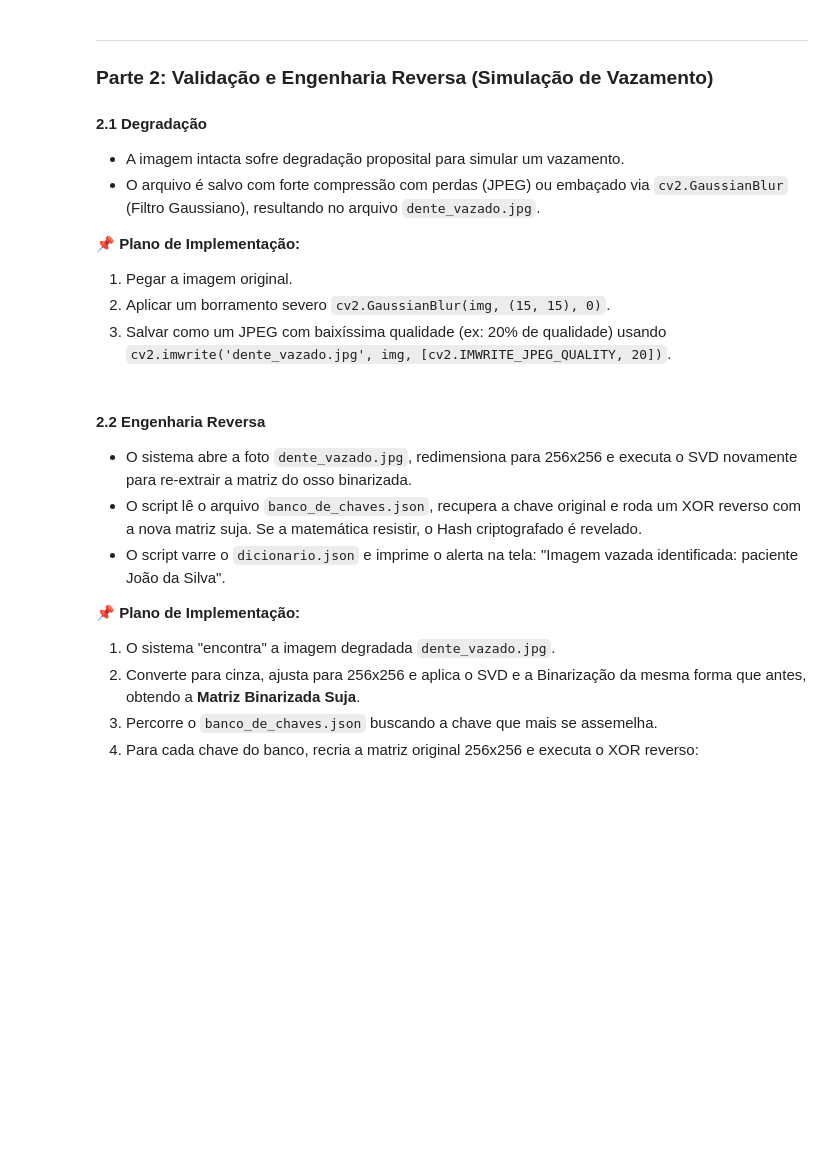
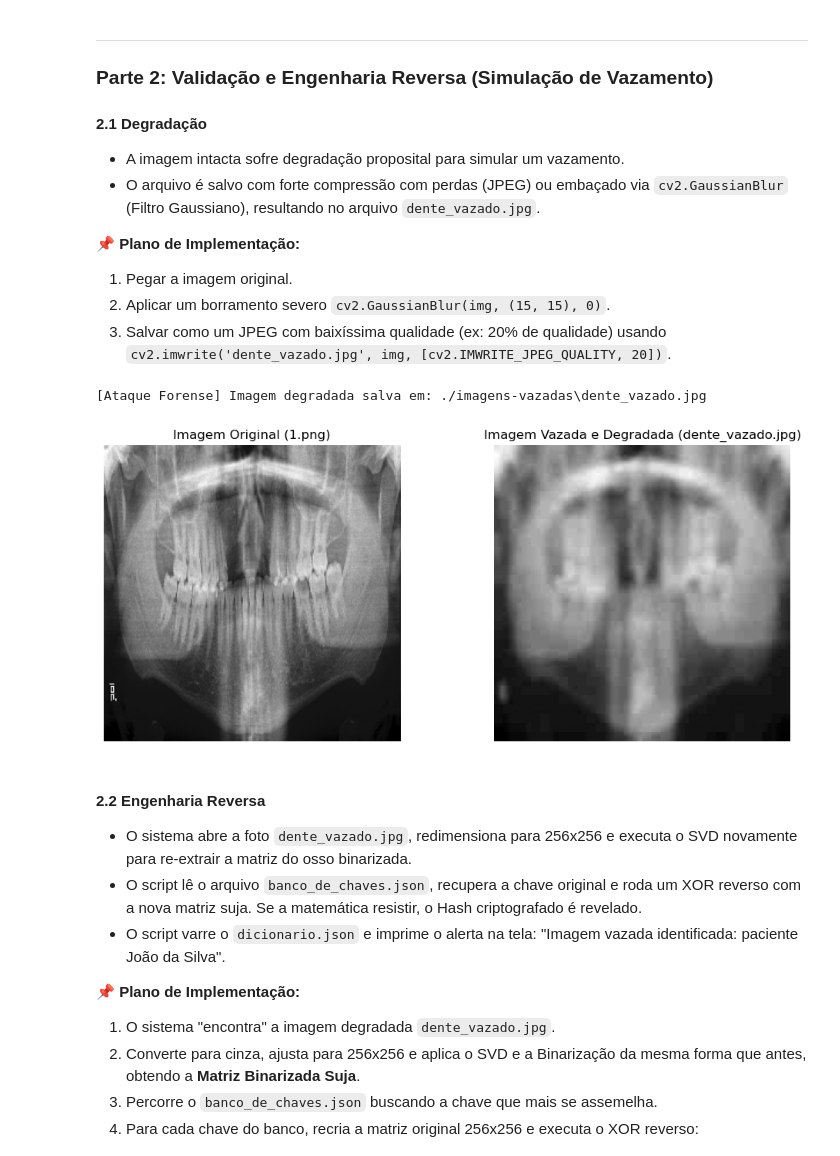
Before and after one commit to nicolegrazzioli/zero-watermarking, a Jupyter notebook: trabalho_zero_watermarking.ipynb, the cells around one changed output. Cells and saved outputs as stored; diff of their text form; code cells hidden in the pictures; blank space fills up the shorter version.

```diff
--- a/trabalho_zero_watermarking.ipynb
+++ b/trabalho_zero_watermarking.ipynb
@@ -123,11 +123,14 @@ img_redimensionada = cv2.resize(img_original, (256, 256))
 # 2. Aplicação da Decomposição em Valores Singulares (SVD)
 # O SVD decompõe a imagem em 3 matrizes: U, S e Vt.
 # A matriz 'U' guarda as características estruturais (biometria visual) da imagem.
-U, S, Vt = np.linalg.svd(img_redimensionada, full_matrices=False)
+# Usando os 10 maiores valores singulares para robustez extrema a ataques
+U, S, Vt = np.linalg.svd(img_redim, full_matrices=False)
+k = 10
+img_k = np.dot(U[:, :k], np.dot(np.diag(S[:k]), Vt[:k, :]))
 
 # 3. Cálculo da média da matriz U
 # Achar o ponto de equilíbrio para transformar os números quebrados em bits (0s e 1s).
-media_U = np.mean(U)
+media_img_k = np.mean(img_k)
 
 # 4. Binarização da Matriz U
 # np.where: se o valor for >= média, vira 1. Senão, vira 0.
@@ -237,9 +240,12 @@ for caminho_img in lista_imagens:
     if img is None: continue
 
     img_redim = cv2.resize(img, (256, 256))
+    # Usando os 10 maiores valores singulares para robustez extrema a ataques
     U, S, Vt = np.linalg.svd(img_redim, full_matrices=False)
-    media_U = np.mean(U)
-    matriz_bin = np.where(U >= media_U, 1, 0).astype(np.uint8)
+    k = 10
+    img_k = np.dot(U[:, :k], np.dot(np.diag(S[:k]), Vt[:k, :]))
+    media_img_k = np.mean(img_k)
+    matriz_bin = np.where(img_k >= media_img_k, 1, 0).astype(np.uint8)
 
     # 5. Hash para bits e criação da Matriz Hash 256x256
     hash_bits = bin(int(hash_paciente, 16))[2:].zfill(256)
@@ -289,3 +293,38 @@ Iniciando processamento em lote de 30 imagens...
+# %%
+# Passo 1: Carregar a imagem original
+img_original_path = "./Images/1.png"
+img_original = cv2.imread(img_original_path, cv2.IMREAD_GRAYSCALE)
+img_original = cv2.resize(img_original, (256, 256)) # Padronizando tamanho
+
+# Passo 2: Aplicar degradação severa (Gaussian Blur)
+img_borrada = cv2.GaussianBlur(img_original, (15, 15), 0)
+
+# Passo 3: Criar pasta e salvar com baixa qualidade JPEG (simulando vazamento)
+import os
+pasta_vazadas = "./imagens-vazadas"
+os.makedirs(pasta_vazadas, exist_ok=True)
+vazamento_path = os.path.join(pasta_vazadas, "dente_vazado.jpg")
+cv2.imwrite(vazamento_path, img_borrada, [int(cv2.IMWRITE_JPEG_QUALITY), 20])
+print(f"[Ataque Forense] Imagem degradada salva em: {vazamento_path}")
+
+# Passo 4: Exibir as imagens para comparação
+img_vazada = cv2.imread(vazamento_path, cv2.IMREAD_GRAYSCALE)
+
+plt.figure(figsize=(12, 5))
+plt.subplot(1, 2, 1)
+plt.title("Imagem Original (1.png)")
+plt.imshow(img_original, cmap="gray")
+plt.axis("off")
+
+plt.subplot(1, 2, 2)
+plt.title("Imagem Vazada e Degradada (dente_vazado.jpg)")
+plt.imshow(img_vazada, cmap="gray")
+plt.axis("off")
+
+plt.show()
+# %% [output]
+[Ataque Forense] Imagem degradada salva em: ./imagens-vazadas\dente_vazado.jpg
+[figure, added]
 # %% [markdown]
 #### 2.2 Engenharia Reversa
 - O sistema abre a foto `dente_vazado.jpg`, redimensiona para 256x256 e executa o SVD novamente para re-extrair a matriz do osso binarizada.
```
Also changed, not shown: parts of 5 cells of this notebook, 3 other files.
